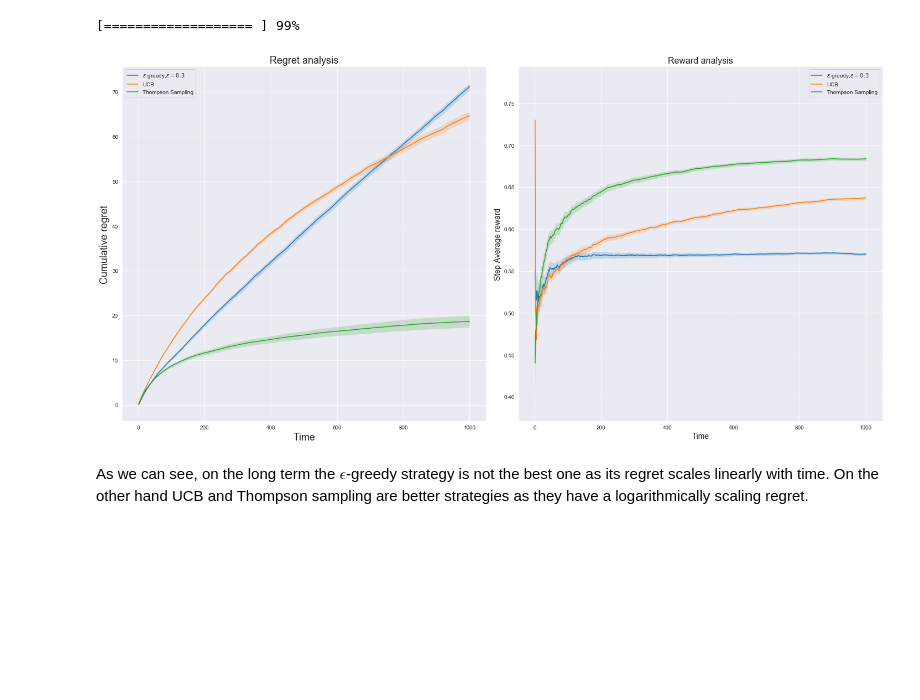
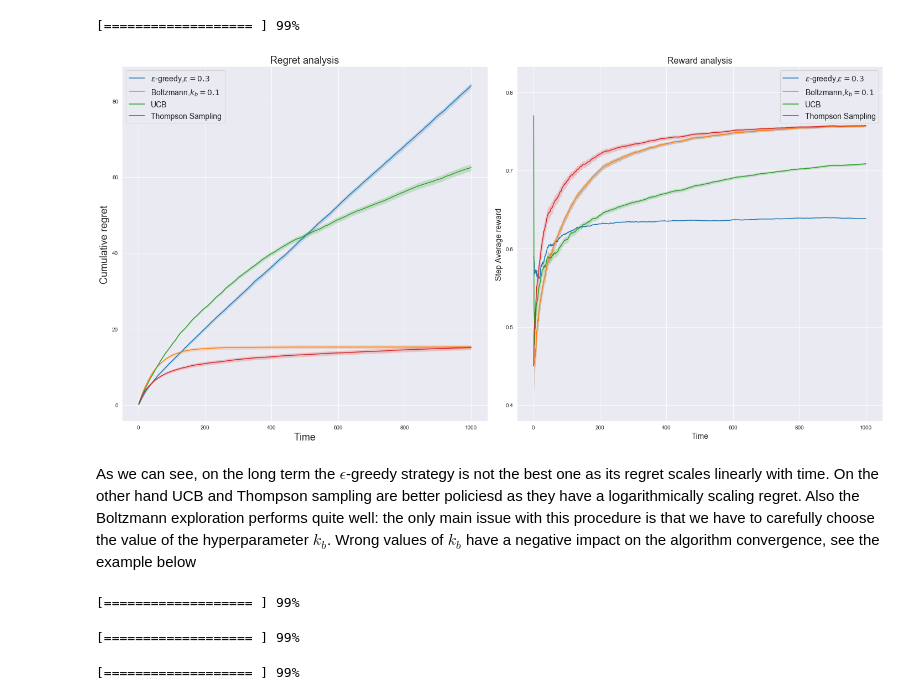
Before and after one commit to Fracappo87/RL, a Jupyter notebook: examples/K-armed_bandit_algorithms.ipynb, the cells around one changed output. Saved outputs shown, nothing was run; the diff lists cells and outputs as text; code cells hidden in the pictures; blank space fills up the shorter version.

```diff
--- a/examples/K-armed_bandit_algorithms.ipynb
+++ b/examples/K-armed_bandit_algorithms.ipynb
@@ -501,0 +492,20 @@ array([101, 491, 408])
+# %%
+sns.set_style("darkgrid")
+
+fig, ((ax1,ax2),(ax3,ax4)) = plt.subplots(2,2,figsize=(22,12))
+
+for learner,ax in zip([learner_1,learner_2,learner_3,learner_4],
+                      [ax1,ax2,ax3,ax4]):
+    data = pd.DataFrame(data=np.array(learner.selected_arms),dtype=int,columns=['selected_arm'])
+    data['choice_probability']=1.
+    data=data.groupby('selected_arm')[['choice_probability']].count()
+    data=data*100/data.sum()
+    data['arm'] = ['arm 1','arm 2','arm 3','arm 4']
+
+    sns.barplot(x='arm', y='choice_probability',data=data,ax=ax)
+    ax.set_title('$k_b=$ {}'.format(learner.kappa),fontsize=25)
+    ax.set_ylabel('frequency of choice (%)',fontsize=14)
+    ax.set_xlabel('arm name',fontsize=14)
+
+plt.tight_layout()
+plt.show()
@@ -856,10 +919,12 @@ To compare the scaling properties of each algorithm we perform a certain number
 # %%
 from utils.analysis import regret_analysis
 # %%
-rewards = np.array([.7,.3,.55,.4])
+rewards = np.array([.77,.3,.55,.4])
 n_experiments = 100
 number_of_trials = 1000
 # %%
 egreddy_reg_avg,egreddy_reg_std,egreddy_rew_avg,egreddy_rew_std = regret_analysis(n_experiments,number_of_trials,rewards,BernoulliEGreedy,epsilon=0.3, init_probas=np.array([.5,.5,.5,.5]))
 # %% [output]
 [=================== ] 99%
+# %%
+boltzmann_reg_avg,boltzmann_reg_std,boltzmann_rew_avg,boltzmann_rew_std = regret_analysis(n_experiments,number_of_trials,rewards,BernoulliSoftmaxAnnealing,kappa=0.1, init_probas=np.array([.5,.5,.5,.5]))
@@ -874,33 +941,50 @@ ts_reg_avg,ts_reg_std,ts_rew_avg,ts_rew_std = regret_analysis(n_experiments,numb
 # %%
 fig, (ax1, ax2) = plt.subplots(1,2, figsize=(20,10))
 
 xpoints = range(1,number_of_trials+1)
 ax1.plot(xpoints,egreddy_reg_avg,label='$\epsilon$-greedy,$\epsilon=0.3$')
 ax1.fill_between(xpoints,egreddy_reg_avg+egreddy_reg_std,egreddy_reg_avg-egreddy_reg_std,alpha=0.2)
+ax1.plot(xpoints,boltzmann_reg_avg,label='Boltzmann,$k_b=0.1$')
+ax1.fill_between(xpoints,boltzmann_reg_avg+boltzmann_reg_std,boltzmann_reg_avg-boltzmann_reg_std,alpha=0.2)
 ax1.plot(xpoints,ucb_reg_avg,label='UCB')
 ax1.fill_between(xpoints,ucb_reg_avg+ucb_reg_std,ucb_reg_avg-ucb_reg_std,alpha=0.2)
 ax1.plot(xpoints,ts_reg_avg,label='Thompson Sampling')
 ax1.fill_between(xpoints,ts_reg_avg+ts_reg_std,ts_reg_avg-ts_reg_std,alpha=0.2)
 ax1.set_ylabel('Cumulative regret',fontsize=18)
 ax1.set_xlabel('Time',fontsize=18)
 ax1.set_title('Regret analysis',fontsize=18)
-ax1.legend()
+ax1.legend(prop={'size': 14})
 
 ax2.plot(xpoints,egreddy_rew_avg/xpoints,label='$\epsilon$-greedy,$\epsilon=0.3$')
-ax2.fill_between(xpoints,(egreddy_rew_avg+egreddy_rew_std)/xpoints,(egreddy_rew_avg-egreddy_rew_std)/xpoints,alpha=0.2)
+ax2.fill_between(xpoints,(boltzmann_rew_avg+boltzmann_rew_std)/xpoints,(boltzmann_rew_avg-boltzmann_rew_std)/xpoints,alpha=0.2)
+ax2.plot(xpoints,boltzmann_rew_avg/xpoints,label='Boltzmann,$k_b=0.1$')
+ax2.fill_between(xpoints,(boltzmann_rew_avg+boltzmann_rew_std)/xpoints,(boltzmann_rew_avg-boltzmann_rew_std)/xpoints,alpha=0.2)
 ax2.plot(xpoints,ucb_rew_avg/xpoints,label='UCB')
 ax2.fill_between(xpoints,(ucb_rew_avg+ucb_rew_std)/xpoints,(ucb_rew_avg-ucb_rew_std)/xpoints,alpha=0.2)
 ax2.plot(xpoints,ts_rew_avg/xpoints,label='Thompson Sampling')
 ax2.fill_between(xpoints,(ts_rew_avg+ts_rew_std)/xpoints,(ts_rew_avg-ts_rew_std)/xpoints,alpha=0.2)
 ax2.set_ylabel('Step Average reward',fontsize=14)
 ax2.set_xlabel('Time',fontsize=14)
 ax2.set_title('Reward analysis',fontsize=16)
-ax2.legend()
+ax2.legend(prop={'size': 14})
 
 plt.tight_layout()
 plt.show()
 # %% [output]
-[figure, old version]
+[figure, new version]
 # %% [markdown]
 As we can see, on the long term the $\epsilon$-greedy strategy is not the best one as its regret scales linearly with time.
-On the other hand UCB and Thompson sampling are better strategies as they have a logarithmically scaling regret.
+On the other hand UCB and Thompson sampling are better policiesd as they have a logarithmically scaling regret.
+Also the Boltzmann exploration performs quite well: the only main issue with this procedure is that we have to carefully choose the value of the hyperparameter $k_b$. Wrong values of $k_b$ have a negative impact on the algorithm convergence, see the example below
+# %%
+boltzmann_reg_avg_1,boltzmann_reg_std_1,boltzmann_rew_avg_1,boltzmann_rew_std_1 = regret_analysis(n_experiments,number_of_trials,rewards,BernoulliSoftmaxAnnealing,kappa=0.001, init_probas=np.array([.5,.5,.5,.5]))
+# %% [output]
+[=================== ] 99%
+# %%
+boltzmann_reg_avg_2,boltzmann_reg_std_2,boltzmann_rew_avg_2,boltzmann_rew_std_2 = regret_analysis(n_experiments,number_of_trials,rewards,BernoulliSoftmaxAnnealing,kappa=0.1, init_probas=np.array([.5,.5,.5,.5]))
+# %% [output]
+[=================== ] 99%
+# %%
+boltzmann_reg_avg_3,boltzmann_reg_std_3,boltzmann_rew_avg_3,boltzmann_rew_std_3 = regret_analysis(n_experiments,number_of_trials,rewards,BernoulliSoftmaxAnnealing,kappa=.8, init_probas=np.array([.5,.5,.5,.5]))
+# %% [output]
+[=================== ] 99%
```
Also changed, not shown: parts of 17 cells of this notebook, 2 other files.
